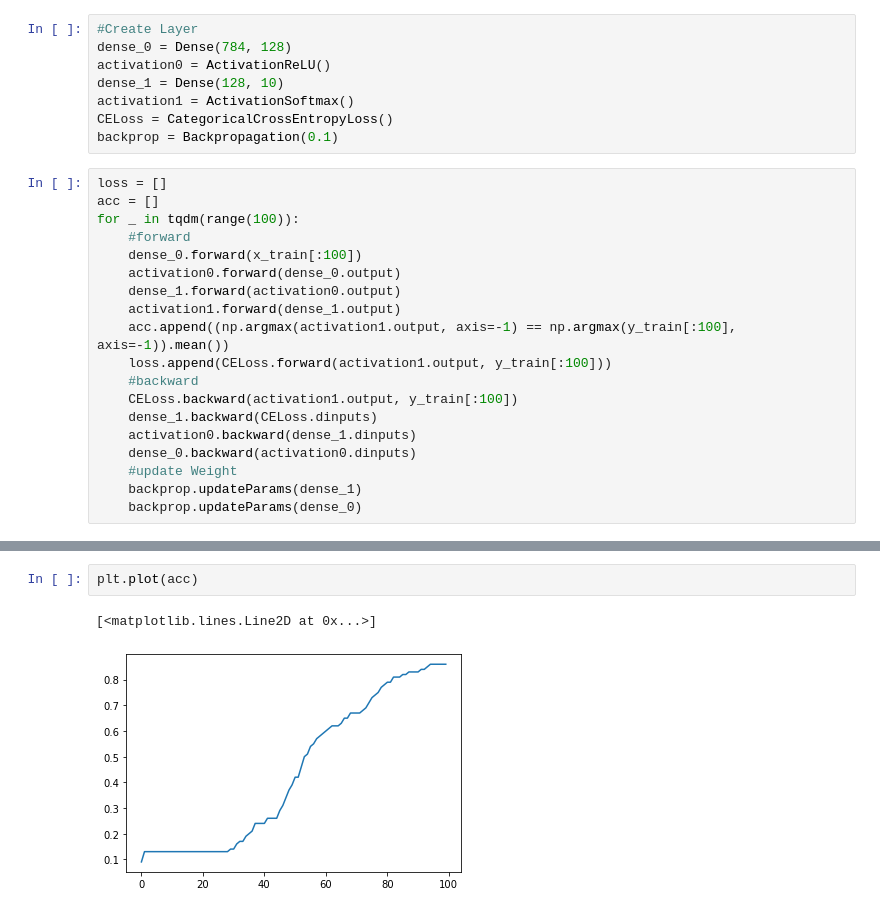
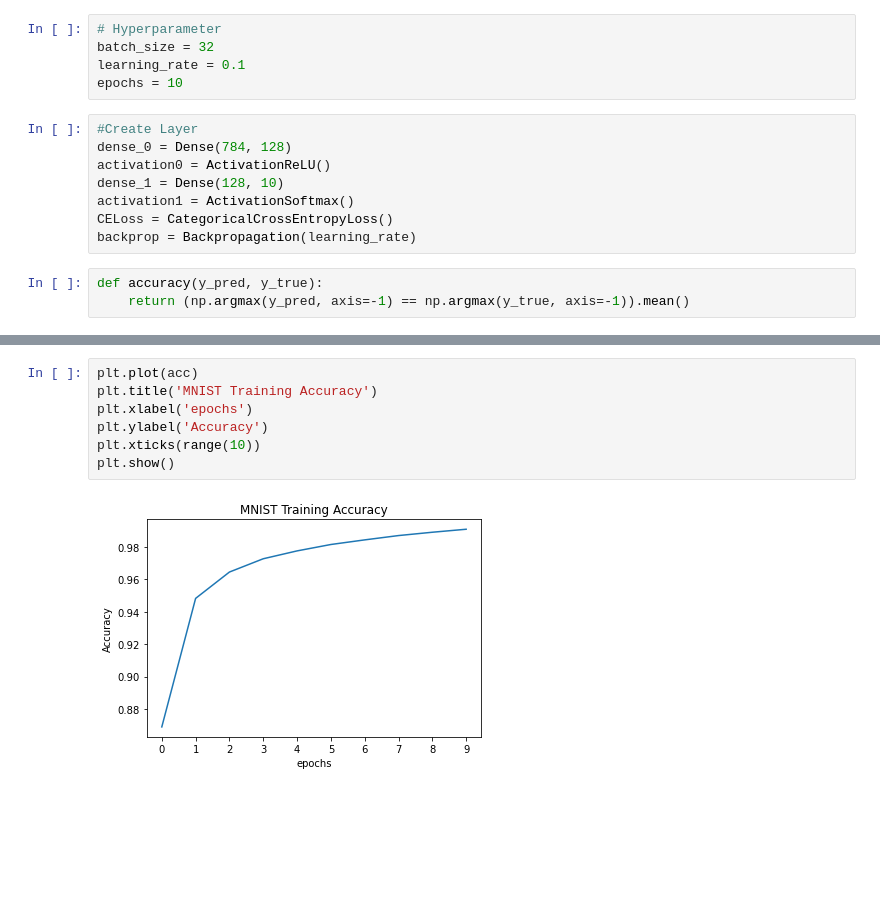
Before and after one commit to Chrysophyt/MultilayerPerceptronFS, a Jupyter notebook: MNISTTest.ipynb, the cells around one changed output, grey strips where cells are left out. Saved outputs shown, nothing was run; the diff lists cells and outputs as text; blank space fills up the shorter version.

Commit message:
Added epochs size for training and backprop

```diff
--- a/MNISTTest.ipynb
+++ b/MNISTTest.ipynb
@@ -17,3 +41,8 @@ y_train = np.eye(n_values)[y_train]
+# %%
+# Hyperparameter
+batch_size = 32
+learning_rate = 0.1
+epochs = 10
 # %%
 #Create Layer
 dense_0 = Dense(784, 128)
@@ -21,23 +50,7 @@ activation0 = ActivationReLU()
 dense_1 = Dense(128, 10)
 activation1 = ActivationSoftmax()
 CELoss = CategoricalCrossEntropyLoss()
-backprop = Backpropagation(0.1)
+backprop = Backpropagation(learning_rate)
-# %%
-loss = []
-acc = []
-for _ in tqdm(range(100)):
-    #forward
-    dense_0.forward(x_train[:100])
-    activation0.forward(dense_0.output)
-    dense_1.forward(activation0.output)
-    activation1.forward(dense_1.output)
-    acc.append((np.argmax(activation1.output, axis=-1) == np.argmax(y_train[:100], axis=-1)).mean())
-    loss.append(CELoss.forward(activation1.output, y_train[:100]))
-    #backward
-    CELoss.backward(activation1.output, y_train[:100])
-    dense_1.backward(CELoss.dinputs)
-    activation0.backward(dense_1.dinputs)
-    dense_0.backward(activation0.dinputs)
-    #update Weight
-    backprop.updateParams(dense_1)
-    backprop.updateParams(dense_0)
+# %%
+def accuracy(y_pred, y_true):
+    return (np.argmax(y_pred, axis=-1) == np.argmax(y_true, axis=-1)).mean()
@@ -51,5 +108,9 @@ plt.plot(np.sum(loss, axis=1))
-# %%
-plt.plot(acc)
-# %% [output]
-[<matplotlib.lines.Line2D at 0x...>]
-[figure, removed]
+# %%
+plt.plot(acc)
+plt.title('MNIST Training Accuracy')
+plt.xlabel('epochs')
+plt.ylabel('Accuracy')
+plt.xticks(range(10))
+plt.show()
+# %% [output]
+[figure, added]
```
Also changed, not shown: parts of 11 cells of this notebook.
